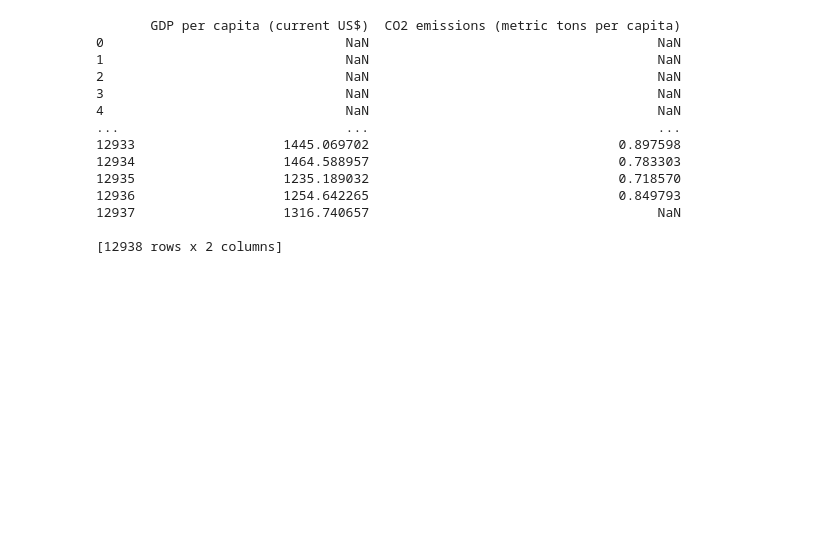
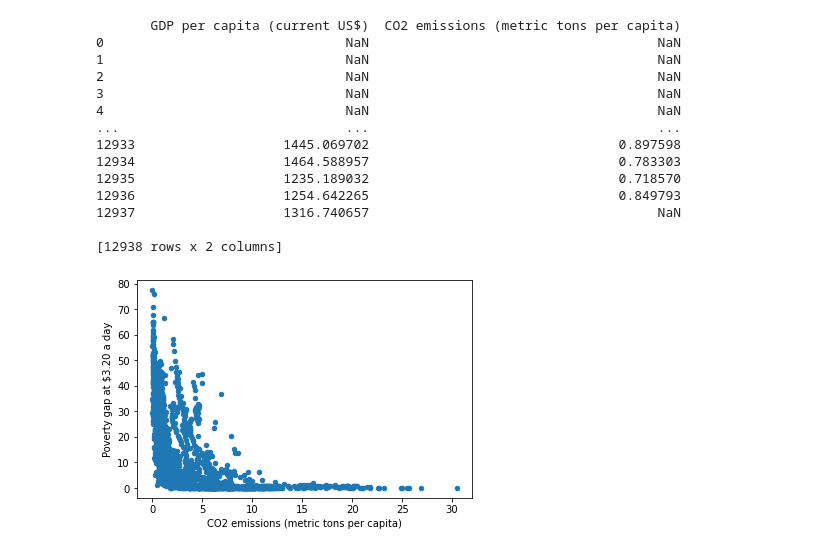
Before and after one commit to CS521-Burstein/final-project-anjaliagr, a Jupyter notebook: Data analysis.ipynb, the cells around one changed output. Cells and saved outputs as stored; diff of their text form; code cells hidden in the pictures; blank space fills up the shorter version.

```diff
--- a/Data analysis.ipynb
+++ b/Data analysis.ipynb
@@ -69,3 +73,8 @@ print(GDP_CO2)
 [12938 rows x 2 columns]
 # %%
 GDP_CO2.to_csv('GDP_CO2.csv')
+# %%
+scatter = df.plot.scatter('CO2 emissions (metric tons per capita)', 'Poverty gap at $3.20 a day')
+# countries with lower poverty gap have more emissions?
+# %% [output]
+[figure, added]
```
Also changed, not shown: parts of 8 cells of this notebook, 4 other files.
